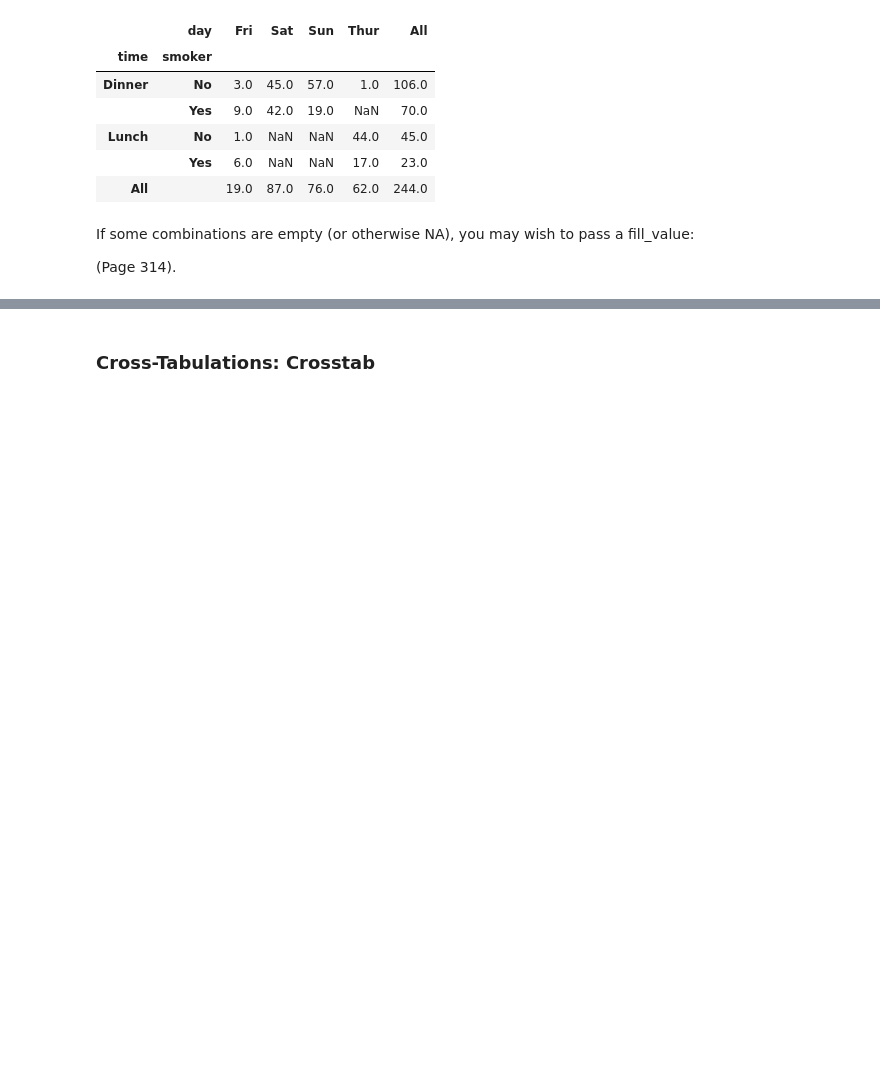
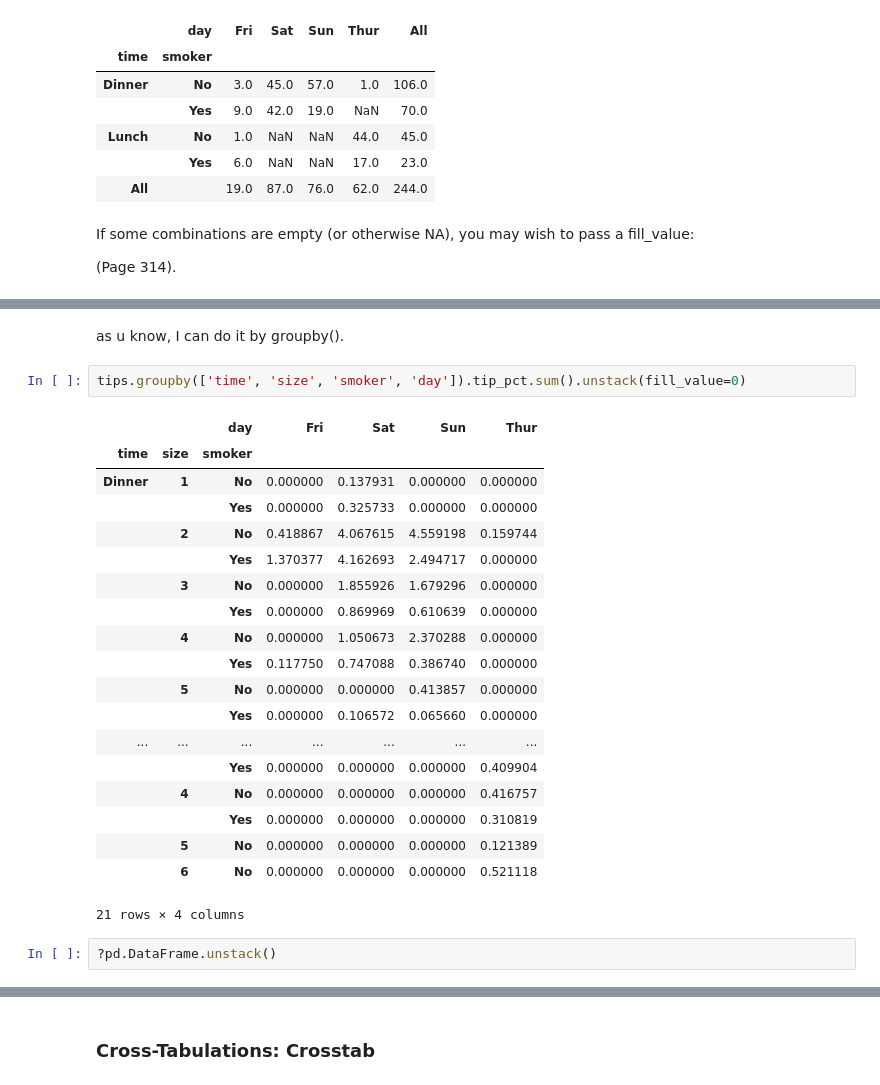
Before and after one commit to LeeChang-Soo/python_for_data_analysis_2nd, a Jupyter notebook: ch10. Data Aggregation and Group Operations.ipynb, the cells around one changed output, grey strips where cells are left out. Saved outputs shown, nothing was run; the diff lists cells and outputs as text; blank space fills up the shorter version.

```diff
--- a/ch10. Data Aggregation and Group Operations.ipynb
+++ b/ch10. Data Aggregation and Group Operations.ipynb
@@ -1380,4 +1409,30 @@ tips.pivot_table('tip_pct', index=['time', 'size', 'smoker'],
 21 rows × 4 columns
+# %% [markdown]
+as u know, I can do it by groupby().
+# %%
+tips.groupby(['time', 'size', 'smoker', 'day']).tip_pct.sum().unstack(fill_value=0)
+# %% [output]
+|  |  | day | Fri | Sat | Sun | Thur |
+| time | size | smoker |  |  |  |  |
+| Dinner | 1 | No | 0.000000 | 0.137931 | 0.000000 | 0.000000 |
+|  |  | Yes | 0.000000 | 0.325733 | 0.000000 | 0.000000 |
+|  | 2 | No | 0.418867 | 4.067615 | 4.559198 | 0.159744 |
+|  |  | Yes | 1.370377 | 4.162693 | 2.494717 | 0.000000 |
+|  | 3 | No | 0.000000 | 1.855926 | 1.679296 | 0.000000 |
+|  |  | Yes | 0.000000 | 0.869969 | 0.610639 | 0.000000 |
+|  | 4 | No | 0.000000 | 1.050673 | 2.370288 | 0.000000 |
+|  |  | Yes | 0.117750 | 0.747088 | 0.386740 | 0.000000 |
+|  | 5 | No | 0.000000 | 0.000000 | 0.413857 | 0.000000 |
+|  |  | Yes | 0.000000 | 0.106572 | 0.065660 | 0.000000 |
+| ... | ... | ... | ... | ... | ... | ... |
+|  |  | Yes | 0.000000 | 0.000000 | 0.000000 | 0.409904 |
+|  | 4 | No | 0.000000 | 0.000000 | 0.000000 | 0.416757 |
+|  |  | Yes | 0.000000 | 0.000000 | 0.000000 | 0.310819 |
+|  | 5 | No | 0.000000 | 0.000000 | 0.000000 | 0.121389 |
+|  | 6 | No | 0.000000 | 0.000000 | 0.000000 | 0.521118 |
+21 rows × 4 columns
+# %%
+?pd.DataFrame.unstack()
 # %% [markdown]
 ![T10-2](images/T10-2.png)
 # %% [markdown]
```
Also changed, not shown: parts of 5 cells of this notebook.
